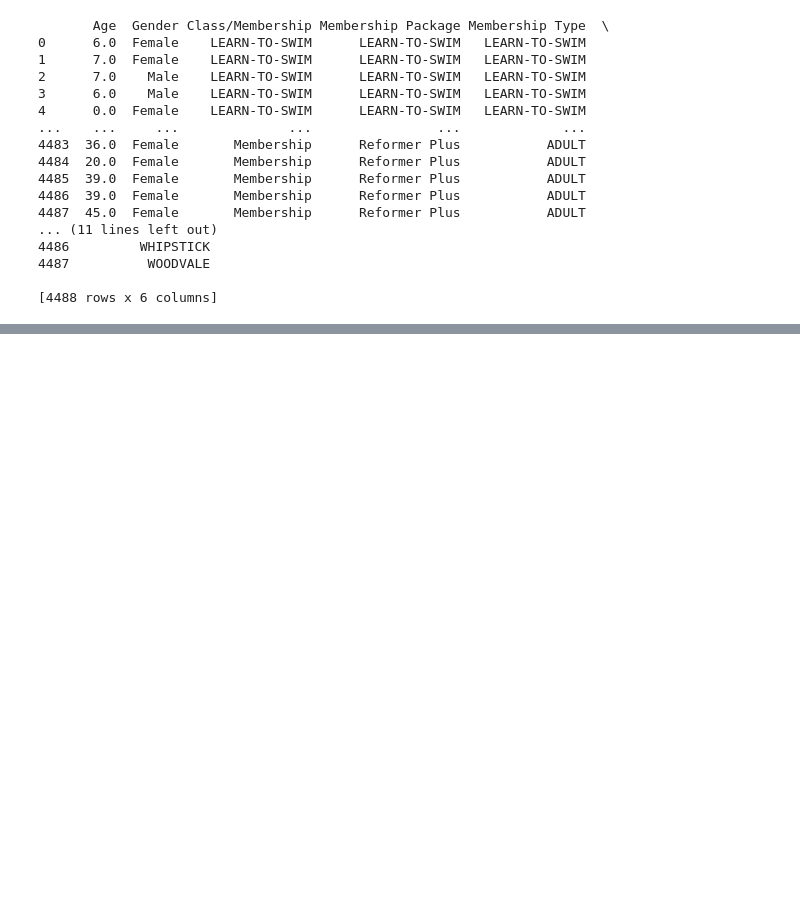
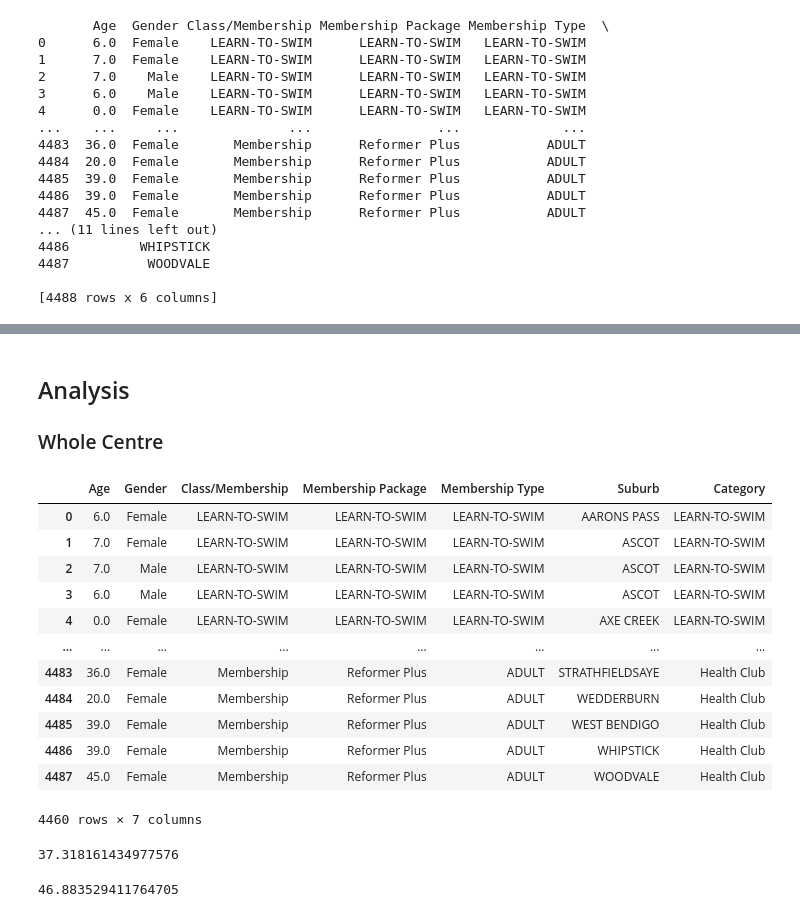
Before and after one commit to JMelleuish/Belgravia_Leisure, a Jupyter notebook: Analysis.ipynb, the cells around one changed output, grey strips where cells are left out. Drawn from its saved outputs; the diff is of its cells as text; code cells hidden in the pictures; blank space fills up the shorter version.

Commit message:
General Analysis

```diff
--- a/Analysis.ipynb
+++ b/Analysis.ipynb
@@ -49,0 +104,3 @@ df.groupby(['Class/M']).size()
+# %%
+df = df[df['Age'] <= 100]
+df.groupby(['Age']).size()
@@ -49,0 +123,11 @@ df.groupby(['Class/M']).size()
+# %%
+suburbs = df.groupby(['Suburb']).size()
+df['Suburb'] = df['Suburb'].str.upper()
+df['Suburb'] = df['Suburb'].str.strip()
+df = df.replace({'EAGLEHAWK NECK': 'EAGLEHAWK'}, regex=True)
+df = df.replace({'GOLDENSQUARE': 'GOLDEN SQUARE'}, regex=True)
+df = df.replace({'HUNTLEY': 'HUNTLY'}, regex=True)
+df = df.replace({'MOAMA NSW': 'MOAMA'}, regex=True)
+df = df.replace({'MOULAMEIN NSW': 'MOULAMEIN'}, regex=True)
+df = df.replace({'STRATHFEILDSAYE': 'STRATHFIELDSAYE'}, regex=True)
+suburbs.to_csv('suburbs.csv')
@@ -49,0 +151,5 @@ df.groupby(['Class/M']).size()
+# %%
+df = df.loc[~((df['Membership Type'] == 'TEEN (13-15)') & (df['Age'] >= 19.0))]
+df = df.loc[~((df['Membership Type'] == 'TEEN (13-15)') & (df['Age'] <= 11.0))]
+Teen = df[df["Membership Type"] == 'TEEN (13-15)']
+Teen.groupby(['Age']).size()
@@ -49,0 +166,41 @@ df.groupby(['Class/M']).size()
+# %%
+conditions = [
+    (df['Membership Package'] == 'LEARN-TO-SWIM'),
+    (df['Membership Package'] == 'Aquatic Access'),
+    (df['Membership Package'] == 'Coaching Zone'),
+    (df['Membership Package'] == 'Full Access'),
+    (df['Membership Package'] == 'Full Access Teen'),
+    (df['Membership Package'] == 'Reformer Plus')
+    ]
+
+values = ['LEARN-TO-SWIM', 'Aquatic Access', 'Health Club', 'Health Club', 'Health Club', 'Health Club']
+
+df['Category'] = np.select(conditions, values)
+# %% [markdown]
+## Analysis
+### Whole Centre
+# %%
+df
+# %% [output]
+|  | Age | Gender | Class/Membership | Membership Package | Membership Type | Suburb | Category |
+| 0 | 6.0 | Female | LEARN-TO-SWIM | LEARN-TO-SWIM | LEARN-TO-SWIM | AARONS PASS | LEARN-TO-SWIM |
+| 1 | 7.0 | Female | LEARN-TO-SWIM | LEARN-TO-SWIM | LEARN-TO-SWIM | ASCOT | LEARN-TO-SWIM |
+| 2 | 7.0 | Male | LEARN-TO-SWIM | LEARN-TO-SWIM | LEARN-TO-SWIM | ASCOT | LEARN-TO-SWIM |
+| 3 | 6.0 | Male | LEARN-TO-SWIM | LEARN-TO-SWIM | LEARN-TO-SWIM | ASCOT | LEARN-TO-SWIM |
+| 4 | 0.0 | Female | LEARN-TO-SWIM | LEARN-TO-SWIM | LEARN-TO-SWIM | AXE CREEK | LEARN-TO-SWIM |
+| ... | ... | ... | ... | ... | ... | ... | ... |
+| 4483 | 36.0 | Female | Membership | Reformer Plus | ADULT | STRATHFIELDSAYE | Health Club |
+| 4484 | 20.0 | Female | Membership | Reformer Plus | ADULT | WEDDERBURN | Health Club |
+| 4485 | 39.0 | Female | Membership | Reformer Plus | ADULT | WEST BENDIGO | Health Club |
+| 4486 | 39.0 | Female | Membership | Reformer Plus | ADULT | WHIPSTICK | Health Club |
+| 4487 | 45.0 | Female | Membership | Reformer Plus | ADULT | WOODVALE | Health Club |
+4460 rows × 7 columns
+# %%
+df['Age'].mean()
+# %% [output]
+37.318161434977576
+# %%
+minus_LTS = df[df["Class/Membership"] != 'LEARN-TO-SWIM']
+minus_LTS['Age'].mean()
+# %% [output]
+46.883529411764705
```
Also changed, not shown: parts of 37 cells of this notebook, 1 other file.
